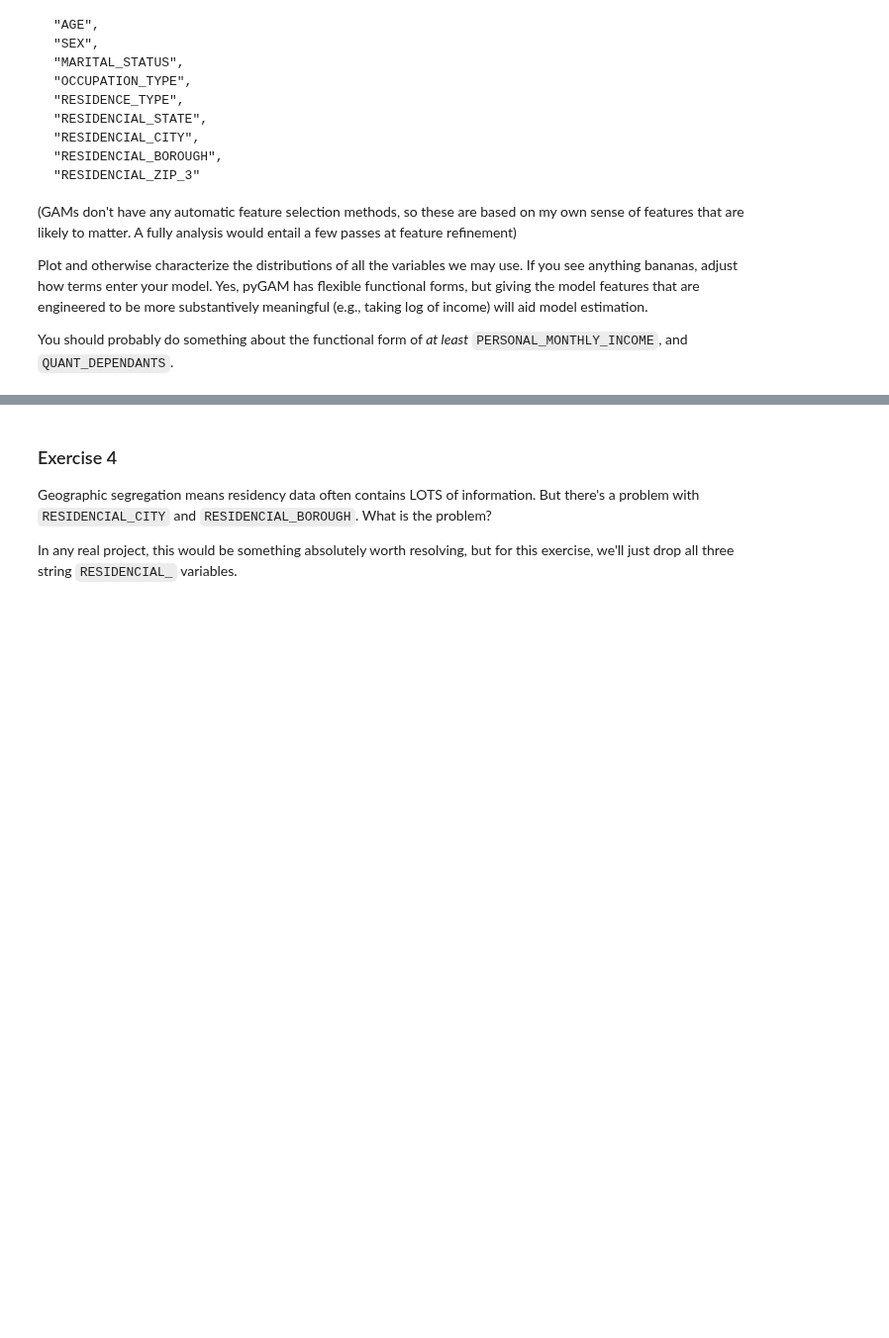
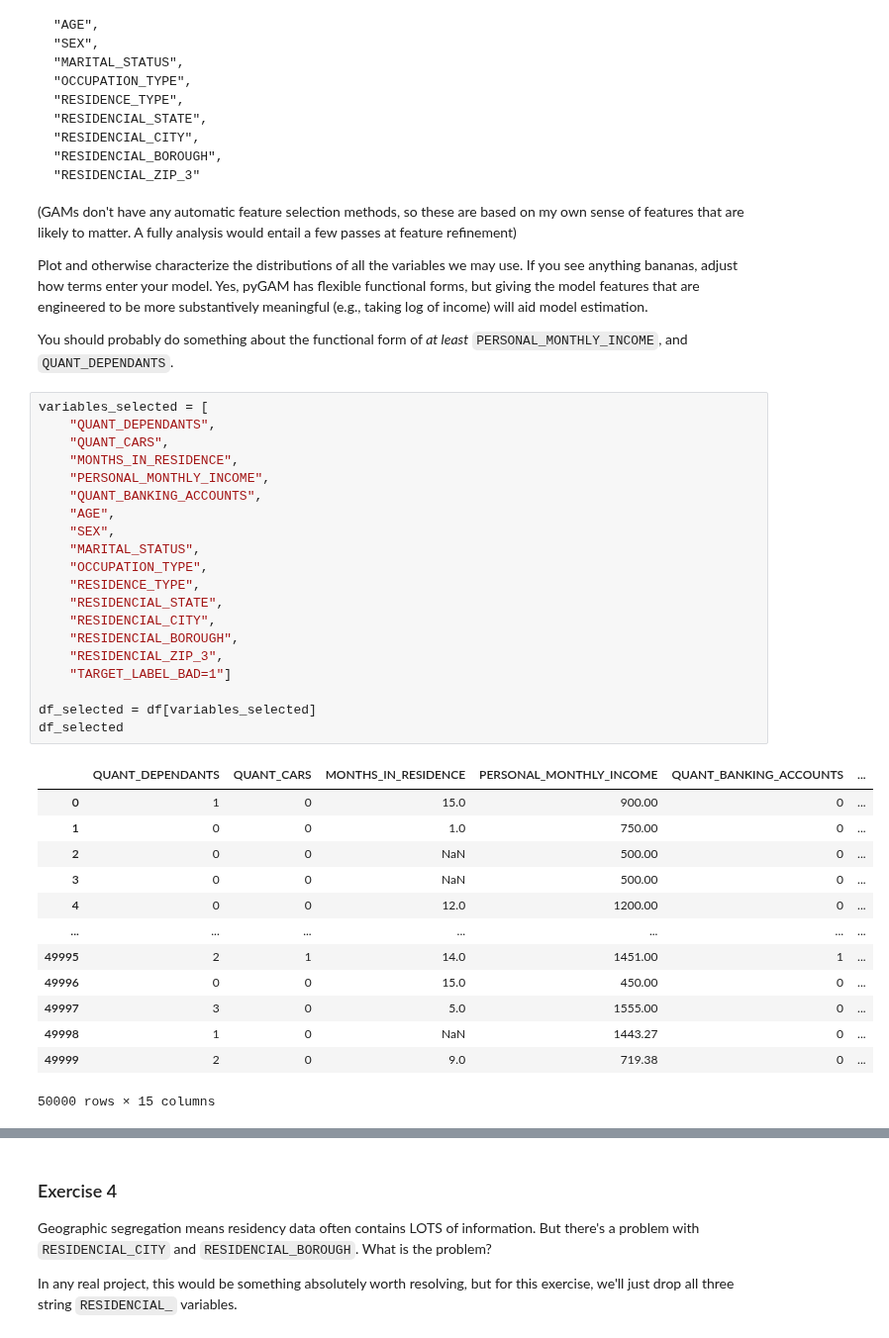
Before and after one commit to nogibjj/ZT-UDS, a Jupyter notebook: exercise_interpretable.ipynb, the cells around one changed output, grey strips where cells are left out. Shown at 99% size. Cells and saved outputs as stored; diff of their text form; blank space fills up the shorter version.

```diff
--- a/exercise_interpretable.ipynb
+++ b/exercise_interpretable.ipynb
@@ -186,3 +186,37 @@ Let's start off by fitting a model that uses the following variables:
 Plot and otherwise characterize the distributions of all the variables we may use. If you see anything bananas, adjust how terms enter your model. Yes, pyGAM has flexible functional forms, but giving the model features that are engineered to be more substantively meaningful (e.g., taking log of income) will aid model estimation.
 
 You should probably do something about the functional form of *at least* `PERSONAL_MONTHLY_INCOME`, and `QUANT_DEPENDANTS`.
+# %%
+variables_selected = [
+    "QUANT_DEPENDANTS",
+    "QUANT_CARS",
+    "MONTHS_IN_RESIDENCE",
+    "PERSONAL_MONTHLY_INCOME",
+    "QUANT_BANKING_ACCOUNTS",
+    "AGE",
+    "SEX",
+    "MARITAL_STATUS",
+    "OCCUPATION_TYPE",
+    "RESIDENCE_TYPE",
+    "RESIDENCIAL_STATE",
+    "RESIDENCIAL_CITY",
+    "RESIDENCIAL_BOROUGH",
+    "RESIDENCIAL_ZIP_3",
+    "TARGET_LABEL_BAD=1"]
+
+df_selected = df[variables_selected]
+df_selected
+# %% [output]
+|  | QUANT_DEPENDANTS | QUANT_CARS | MONTHS_IN_RESIDENCE | PERSONAL_MONTHLY_INCOME | QUANT_BANKING_ACCOUNTS | ... |
+| 0 | 1 | 0 | 15.0 | 900.00 | 0 | ... |
+| 1 | 0 | 0 | 1.0 | 750.00 | 0 | ... |
+| 2 | 0 | 0 | NaN | 500.00 | 0 | ... |
+| 3 | 0 | 0 | NaN | 500.00 | 0 | ... |
+| 4 | 0 | 0 | 12.0 | 1200.00 | 0 | ... |
+| ... | ... | ... | ... | ... | ... | ... |
+| 49995 | 2 | 1 | 14.0 | 1451.00 | 1 | ... |
+| 49996 | 0 | 0 | 15.0 | 450.00 | 0 | ... |
+| 49997 | 3 | 0 | 5.0 | 1555.00 | 0 | ... |
+| 49998 | 1 | 0 | NaN | 1443.27 | 0 | ... |
+| 49999 | 2 | 0 | 9.0 | 719.38 | 0 | ... |
+50000 rows × 15 columns
```
Also changed, not shown: parts of 4 cells of this notebook.
